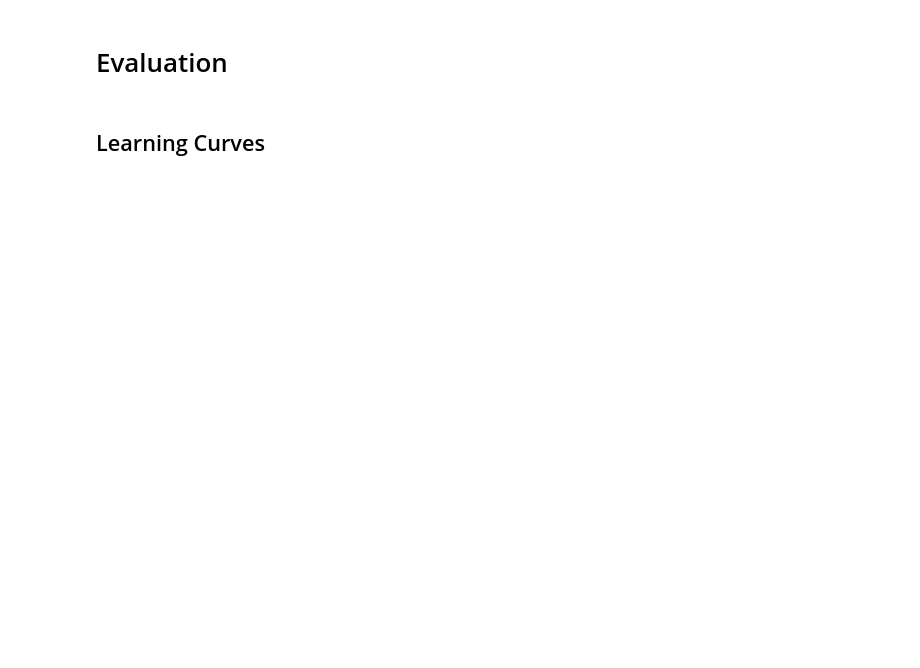
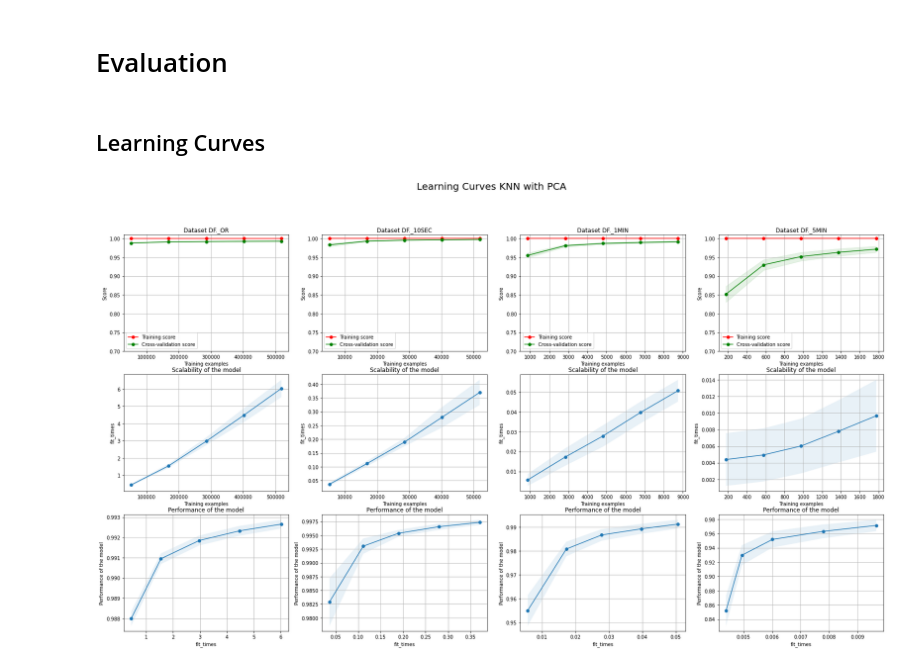
Before and after one commit to AndreeVela/occupancy_detection, a Jupyter notebook: notebooks/residential-knn.ipynb, the cells around one changed output. Drawn from its saved outputs; the diff is of its cells as text; code cells hidden in the pictures; blank space fills up the shorter version.

Commit message:
residential-knn script updated to gdrive version

```diff
--- a/notebooks/residential-knn.ipynb
+++ b/notebooks/residential-knn.ipynb
@@ -60,0 +16,6 @@ dtype: int64
+# %%
+%%time
+file = './drive/My Drive/thesis-workspace/datasets/dataset-residential.csv' # drive
+# file = '../datasets/dataset-residential.csv' # local
+df = pd.read_csv( file, index_col = 'date', parse_dates = [ 'date' ] )
+df
@@ -121,10 +85,7 @@ class DF( enum.Enum ):
 
 AGG = [ 'mean' ]
 dfs = { DF._OR: df, DF._10SEC: None, DF._1MIN: None, DF._5MIN: None }
-grids = {
-    'svc': { DF._OR: None, DF._10SEC: None, DF._1MIN: None, DF._5MIN: None },
-    'knn': { DF._OR: None, DF._10SEC: None, DF._1MIN: None, DF._5MIN: None },
-    'dt': { DF._OR: None, DF._10SEC: None, DF._1MIN: None, DF._5MIN: None } }
+grids = { DF._10SEC: None, DF._1MIN: None, DF._5MIN: None }
 # %% [markdown]
 ## Different resolutions generation
 # %% [markdown]
@@ -188,9 +149,9 @@ from sklearn.decomposition import PCA
 from ml.classification import *
 
 params_knn = [ {
-    'n_neighbors': [ 1, 3, 8, 13 ],
-    'p': [ 1, 2 ], # mikowsky distance
-    'algorithm': [ 'brute', 'ball_tree', 'kd_tree' ]
+    'n_neighbors': [ 1, 3, 5 ],
+    'p': [ 2 ], # mikowsky distance = euclidian distance
+    'algorithm': [ 'ball_tree', 'kd_tree' ] # removed brute force due to the dataset size
 } ]
 # %% [markdown]
 ## Regular
@@ -211,9 +188,9 @@ KeyboardInterrupt:
 # %%
 %%time
 for k, df in dfs.items():
-#     if( k != DF._10SEC and k != DF._1MIN ):
+    # if( k != DF._10SEC and k != DF._1MIN ):
     print( 'Dataset ', k )
-    grids[ 'knn' ][ k ] = train_and_test(
+    grids[ k ] = train_and_test(
             make_pipeline( PCA( .95 ), KNeighborsClassifier() ),
             prefix_params( params_knn, 'kneighborsclassifier' ),
             df[ X_TRAIN ], df[ Y_TRAIN ],
@@ -227,5 +221,8 @@ from ml.evaluation import *
 # %% [markdown]
 ## Learning Curves
 # %%
-temp = [ item for item in dfs.items() if item[ 0 ] not in [  ] ]
-plot_learning_curves( temp, grids[ 'knn' ], 'KNN' )
+%%time
+temp = [ item for item in dfs.items() if item[ 0 ] not in [] ]
+plot_learning_curves( temp, grids, 'KNN' )
+# %% [output]
+[figure, added]
```
Also changed, not shown: parts of 12 cells of this notebook.
